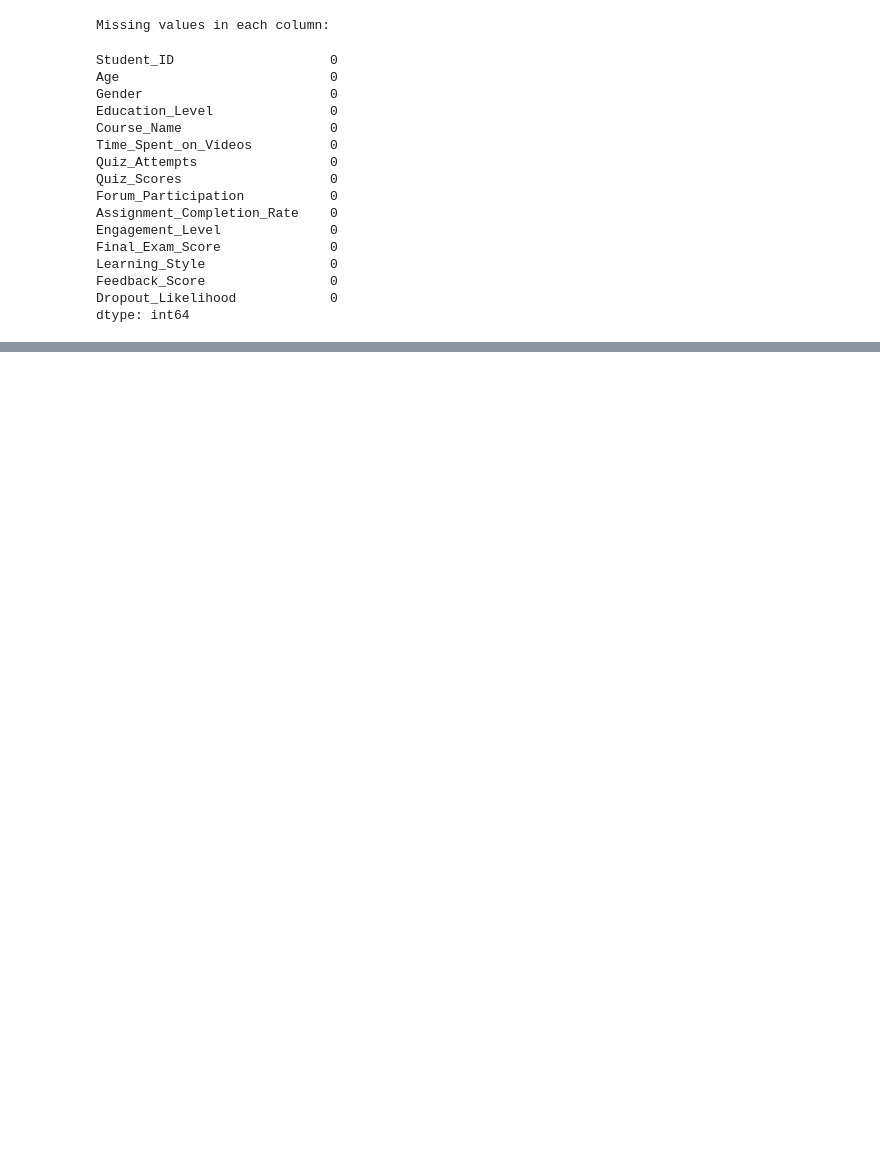
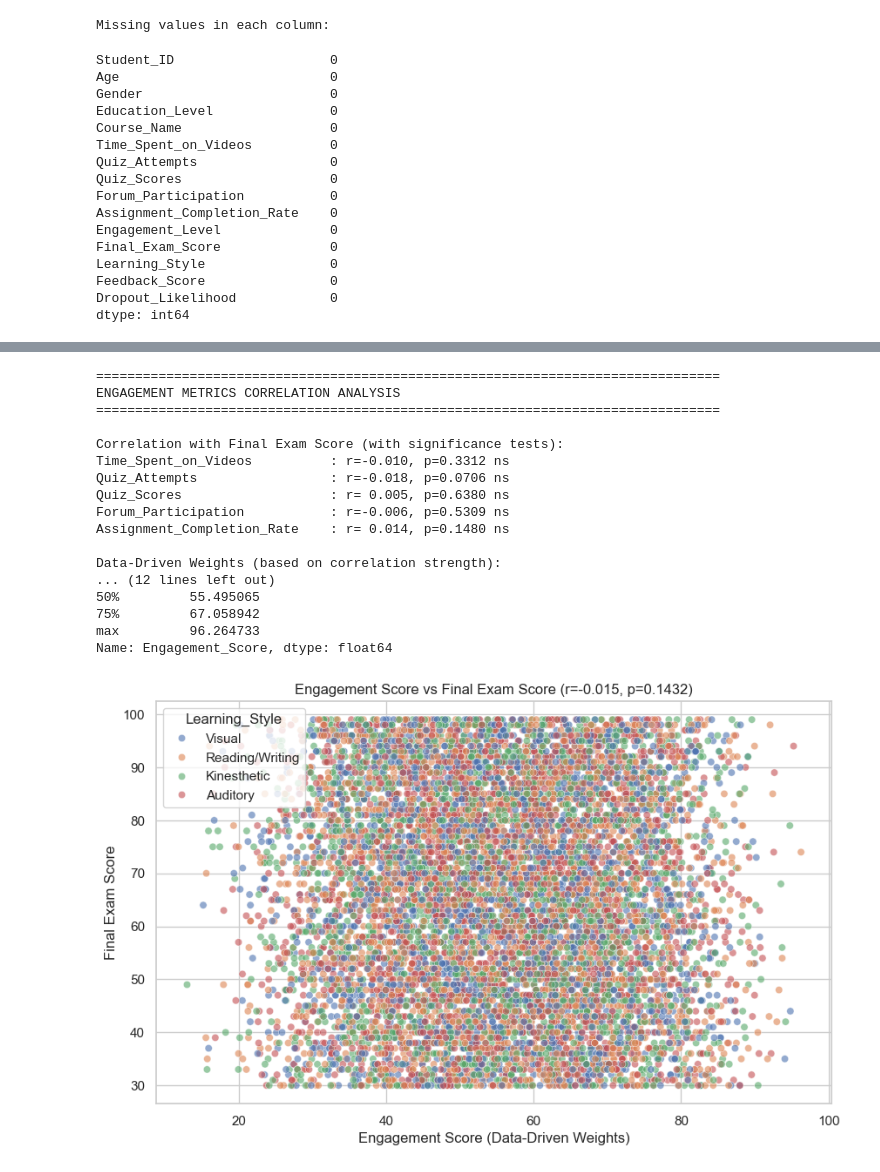
Before and after one commit to jovitaeliana/Learning-Analysis, a Jupyter notebook: analysis.ipynb, the cells around one changed output, grey strips where cells are left out. Saved outputs shown, nothing was run; the diff lists cells and outputs as text; code cells hidden in the pictures; blank space fills up the shorter version.

```diff
--- a/analysis.ipynb
+++ b/analysis.ipynb
@@ -211,0 +207,72 @@ Name: Final_Exam_Score, dtype: float64
+# %%
+
+engagement_cols = ['Time_Spent_on_Videos', 'Quiz_Attempts', 'Quiz_Scores',
+                   'Forum_Participation', 'Assignment_Completion_Rate']
+
+performance_corr = df[engagement_cols + ['Final_Exam_Score']].corr()['Final_Exam_Score'].drop('Final_Exam_Score')
+
+print("=" * 80)
+print("ENGAGEMENT METRICS CORRELATION ANALYSIS")
+print("=" * 80)
+print("\nCorrelation with Final Exam Score (with significance tests):")
+for col in engagement_cols:
+    corr_coef, p_value = stats.pearsonr(df[col], df['Final_Exam_Score'])
+    sig = "***" if p_value < 0.001 else "**" if p_value < 0.01 else "*" if p_value < 0.05 else "ns"
+    print(f"{col:30s}: r={corr_coef:6.3f}, p={p_value:.4f} {sig}")
+
+abs_corr = performance_corr.abs()
+weights = abs_corr / abs_corr.sum()
+
+print(f"\nData-Driven Weights (based on correlation strength):")
+for col, weight in weights.items():
+    print(f"{col:30s}: {weight:.3f}")
+
+# Create engagement score using data-driven weights
+df_normalized = df.copy()
+for col in engagement_cols:
+    if col == 'Assignment_Completion_Rate':
+        df_normalized[col + '_norm'] = df[col]  # Already 0-100
+    else:
+        df_normalized[col + '_norm'] = (df[col] - df[col].min()) / (df[col].max() - df[col].min()) * 100
+
+df['Engagement_Score'] = sum(df_normalized[col + '_norm'] * weights[col] for col in engagement_cols)
+
+print(f"\nEngagement Score Statistics:")
+print(df['Engagement_Score'].describe())
+
+plt.figure(figsize=(10, 6))
+sns.scatterplot(x='Engagement_Score', y='Final_Exam_Score', hue='Learning_Style', data=df, alpha=0.6)
+corr_eng, p_eng = stats.pearsonr(df['Engagement_Score'], df['Final_Exam_Score'])
+plt.title(f'Engagement Score vs Final Exam Score (r={corr_eng:.3f}, p={p_eng:.4f})')
+plt.xlabel('Engagement Score (Data-Driven Weights)')
+plt.ylabel('Final Exam Score')
+plt.savefig('engagement_vs_performance.png')
+plt.show()
+
+# Correlation heatmap
+plt.figure(figsize=(12, 8))
+corr_matrix = df[engagement_cols + ['Engagement_Score', 'Final_Exam_Score']].corr()
+sns.heatmap(corr_matrix, annot=True, cmap='coolwarm', center=0, fmt='.2f')
+plt.title('Correlation Between Engagement Metrics and Performance')
+plt.tight_layout()
+plt.savefig('engagement_correlation.png')
+plt.show()
+# %% [output]
+================================================================================
+ENGAGEMENT METRICS CORRELATION ANALYSIS
+================================================================================
+
+Correlation with Final Exam Score (with significance tests):
+Time_Spent_on_Videos          : r=-0.010, p=0.3312 ns
+Quiz_Attempts                 : r=-0.018, p=0.0706 ns
+Quiz_Scores                   : r= 0.005, p=0.6380 ns
+Forum_Participation           : r=-0.006, p=0.5309 ns
+Assignment_Completion_Rate    : r= 0.014, p=0.1480 ns
+
+Data-Driven Weights (based on correlation strength):
+... (12 lines left out)
+50%         55.495065
+75%         67.058942
+max         96.264733
+Name: Engagement_Score, dtype: float64
+[figure, added]
```
Also changed, not shown: parts of 11 cells of this notebook, 17 other files.
